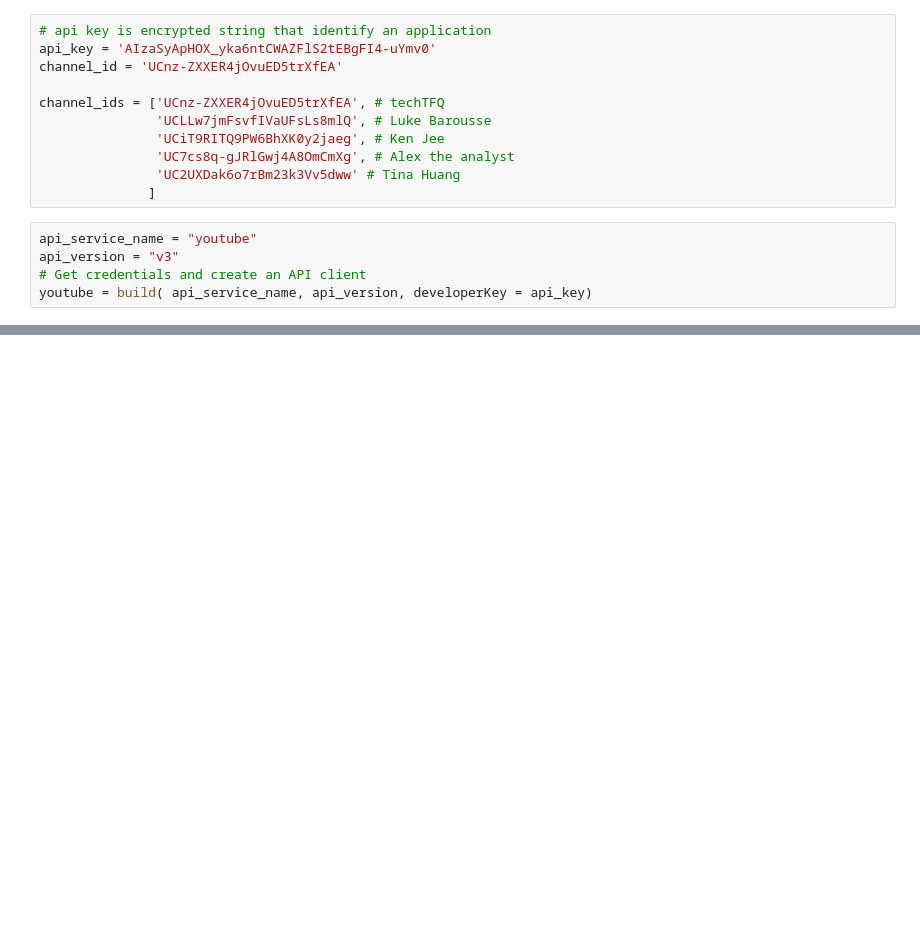
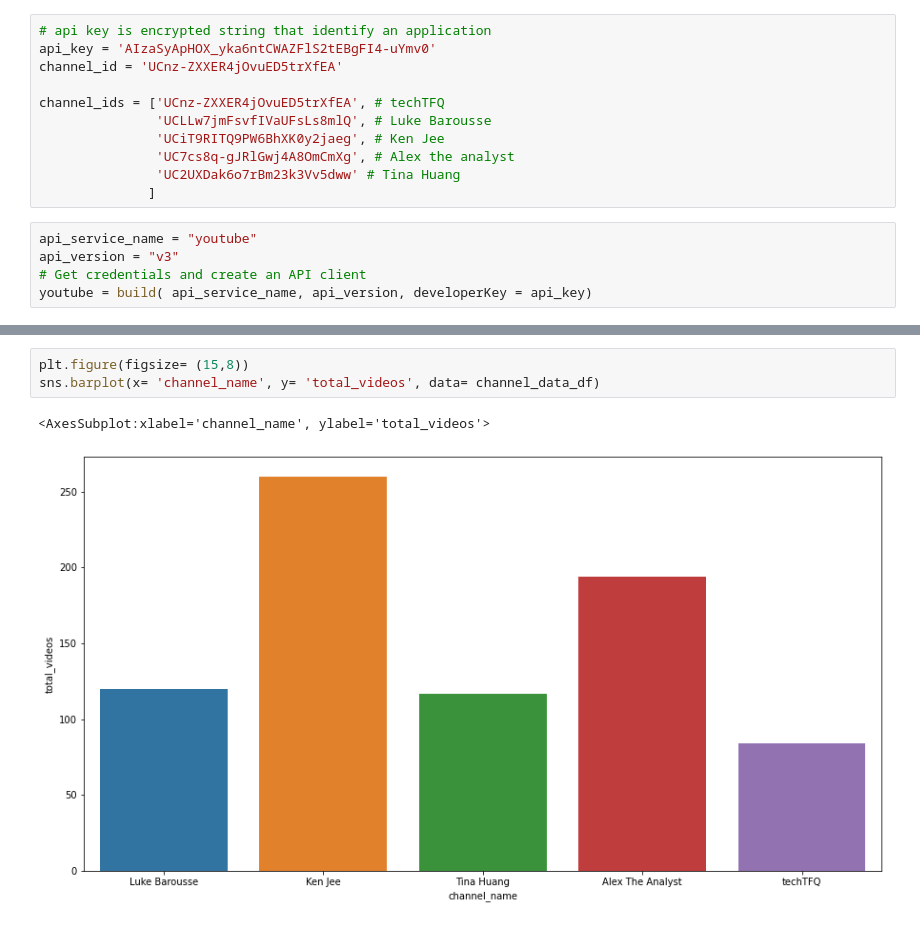
Before and after one commit to otkhwae/Youtube-API-For-Data-Analysis, a Jupyter notebook: Youtube API channels analysis.ipynb, the cells around one changed output, grey strips where cells are left out. Cells and saved outputs as stored; diff of their text form; blank space fills up the shorter version.

```diff
--- a/Youtube API channels analysis.ipynb
+++ b/Youtube API channels analysis.ipynb
@@ -102,0 +110,6 @@ sns.barplot(x= 'channel_name', y= 'subscribers', data= channel_data_df)
+# %%
+plt.figure(figsize= (15,8))
+sns.barplot(x= 'channel_name', y= 'total_videos', data= channel_data_df)
+# %% [output]
+<AxesSubplot:xlabel='channel_name', ylabel='total_videos'>
+[figure, added]
```
Also changed, not shown: parts of 8 cells of this notebook.
